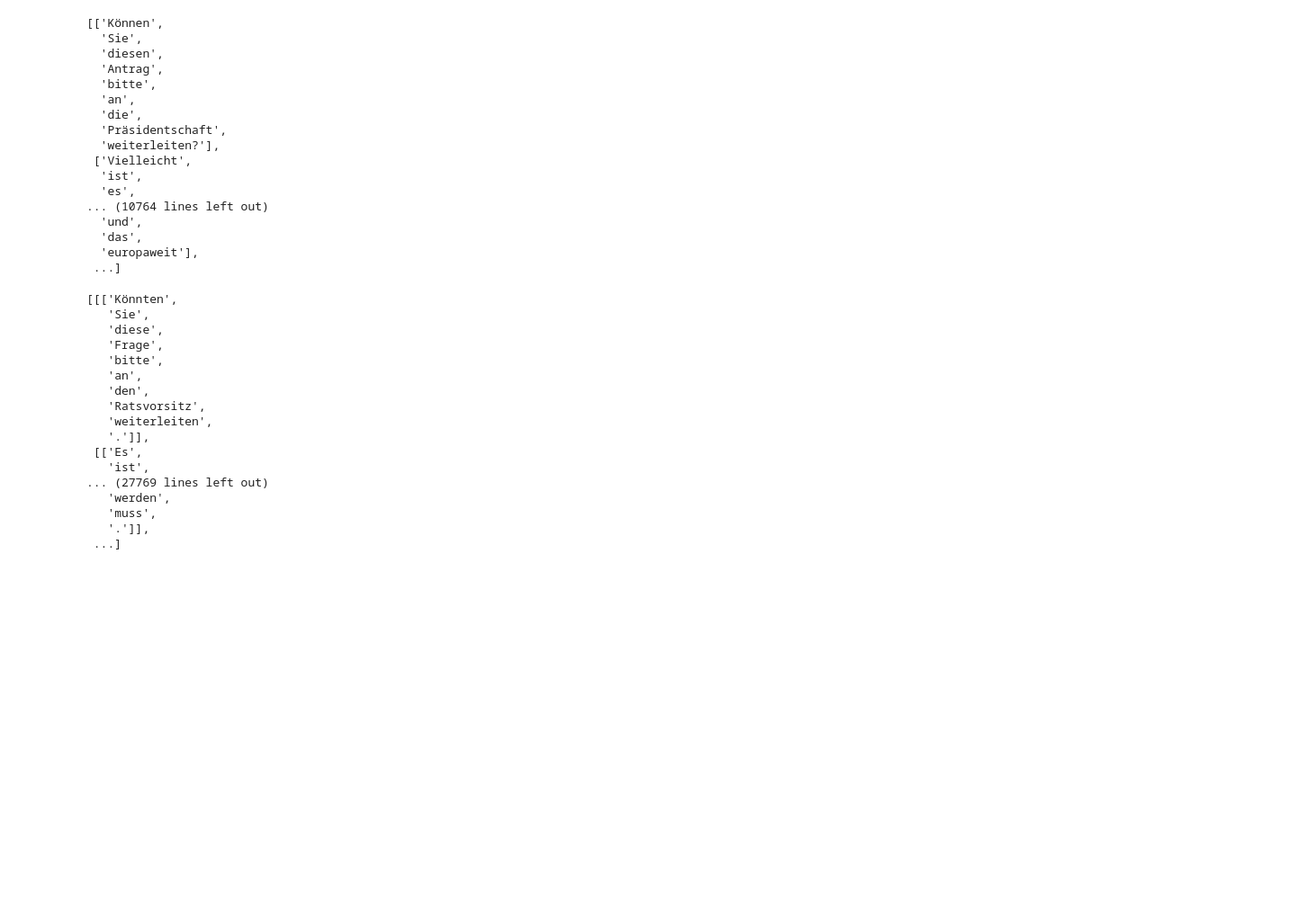
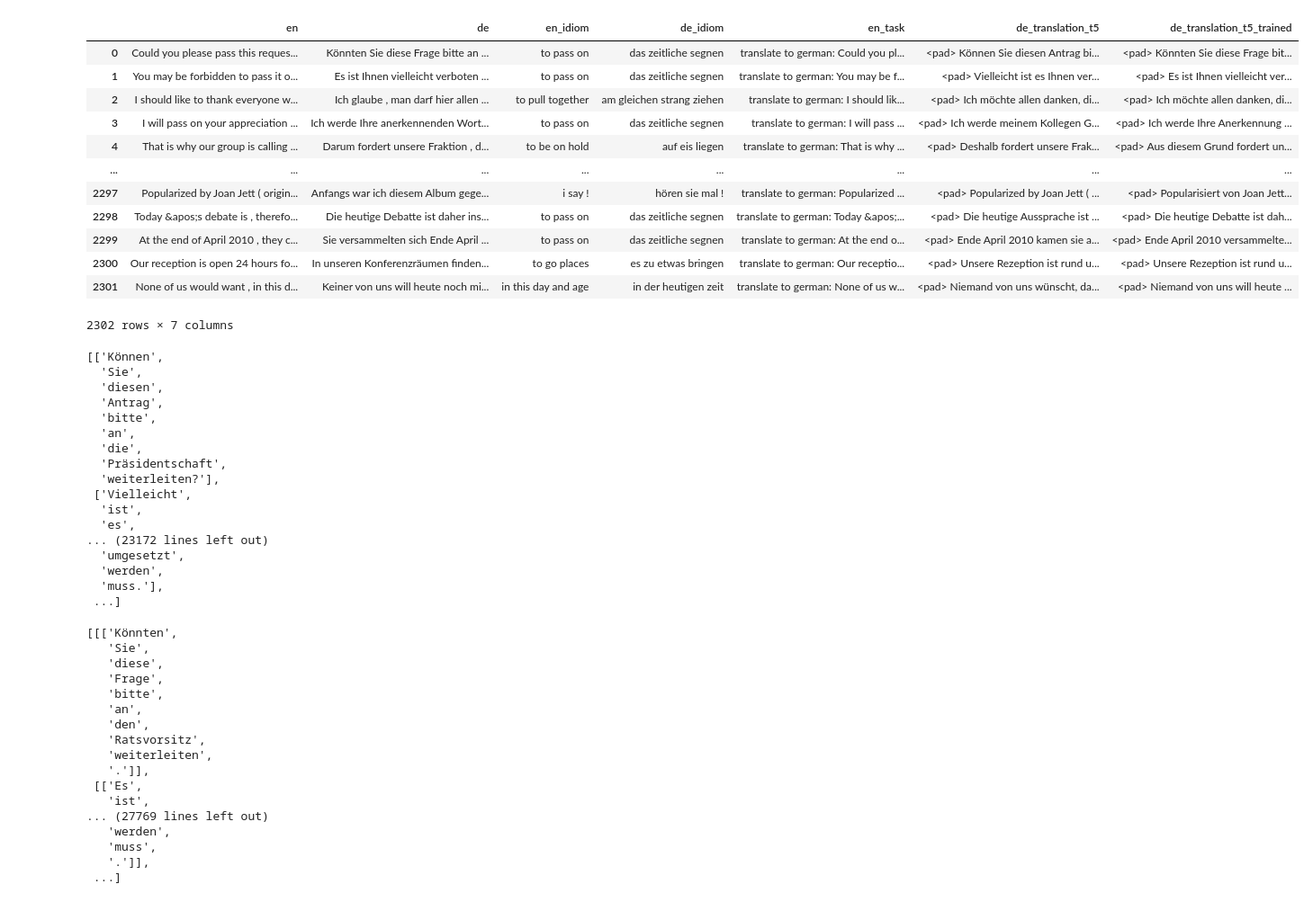
Before and after one commit to lukassanting/Idiom-Translation, a Jupyter notebook: End-To-End/Evaluate.ipynb, the cells around one changed output. Shown at 90% size. Saved outputs shown, nothing was run; the diff lists cells and outputs as text; code cells hidden in the pictures; blank space fills up the shorter version.

```diff
--- a/End-To-End/Evaluate.ipynb
+++ b/End-To-End/Evaluate.ipynb
@@ -7,10 +7,26 @@ import warnings
 import os
 warnings.filterwarnings('ignore')
 # %%
-to_eval = pd.read_csv('preliminary_results.csv',index_col=0)
+to_eval = pd.read_csv('preliminary_results_length.csv',index_col=0)
 ground_truth = to_eval['de'].to_list()
 to_eval_pretrained = to_eval['de_translation_t5'].to_list()
 to_eval_finetuned = to_eval['de_translation_t5_trained'].to_list()
+# %%
+to_eval
+# %% [output]
+|  | en | de | en_idiom | de_idiom | en_task | de_translation_t5 | de_translation_t5_trained |
+| 0 | Could you please pass this reques... | Könnten Sie diese Frage bitte an ... | to pass on | das zeitliche segnen | translate to german: Could you pl... | <pad> Können Sie diesen Antrag bi... | <pad> Könnten Sie diese Frage bit... |
+| 1 | You may be forbidden to pass it o... | Es ist Ihnen vielleicht verboten ... | to pass on | das zeitliche segnen | translate to german: You may be f... | <pad> Vielleicht ist es Ihnen ver... | <pad> Es ist Ihnen vielleicht ver... |
+| 2 | I should like to thank everyone w... | Ich glaube , man darf hier allen ... | to pull together | am gleichen strang ziehen | translate to german: I should lik... | <pad> Ich möchte allen danken, di... | <pad> Ich möchte allen danken, di... |
+| 3 | I will pass on your appreciation ... | Ich werde Ihre anerkennenden Wort... | to pass on | das zeitliche segnen | translate to german: I will pass ... | <pad> Ich werde meinem Kollegen G... | <pad> Ich werde Ihre Anerkennung ... |
+| 4 | That is why our group is calling ... | Darum fordert unsere Fraktion , d... | to be on hold | auf eis liegen | translate to german: That is why ... | <pad> Deshalb fordert unsere Frak... | <pad> Aus diesem Grund fordert un... |
+| ... | ... | ... | ... | ... | ... | ... | ... |
+| 2297 | Popularized by Joan Jett ( origin... | Anfangs war ich diesem Album gege... | i say ! | hören sie mal ! | translate to german: Popularized ... | <pad> Popularized by Joan Jett ( ... | <pad> Popularisiert von Joan Jett... |
+| 2298 | Today &apos;s debate is , therefo... | Die heutige Debatte ist daher ins... | to pass on | das zeitliche segnen | translate to german: Today &apos;... | <pad> Die heutige Aussprache ist ... | <pad> Die heutige Debatte ist dah... |
+| 2299 | At the end of April 2010 , they c... | Sie versammelten sich Ende April ... | to pass on | das zeitliche segnen | translate to german: At the end o... | <pad> Ende April 2010 kamen sie a... | <pad> Ende April 2010 versammelte... |
+| 2300 | Our reception is open 24 hours fo... | In unseren Konferenzräumen finden... | to go places | es zu etwas bringen | translate to german: Our receptio... | <pad> Unsere Rezeption ist rund u... | <pad> Unsere Rezeption ist rund u... |
+| 2301 | None of us would want , in this d... | Keiner von uns will heute noch mi... | in this day and age | in der heutigen zeit | translate to german: None of us w... | <pad> Niemand von uns wünscht, da... | <pad> Niemand von uns will heute ... |
+2302 rows × 7 columns
 # %%
 to_eval_pretrained_meteor = [s.replace('<pad> ','').replace("</s>",'').replace(" <pad>",'') for s in to_eval_pretrained ]
 to_eval_finetuned_meteor = [s.replace('<pad> ','').replace("</s>",'').replace(" <pad>",'') for s in to_eval_finetuned ]
@@ -37,10 +53,10 @@ to_eval_pretrained_bleu
  ['Vielleicht',
   'ist',
   'es',
-... (10764 lines left out)
-  'und',
-  'das',
-  'europaweit'],
+... (23172 lines left out)
+  'umgesetzt',
+  'werden',
+  'muss.'],
  ...]
 # %%
 ground_truth_bleu
```
Also changed, not shown: parts of 18 cells of this notebook, 2 other files.
